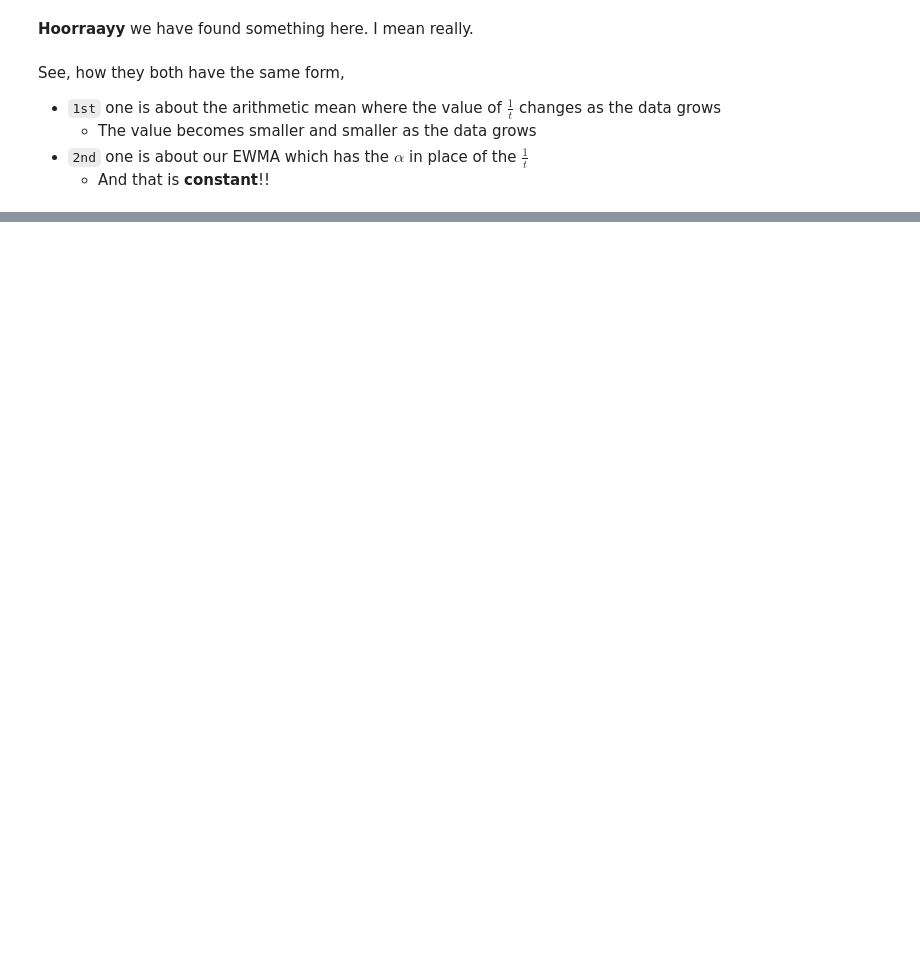
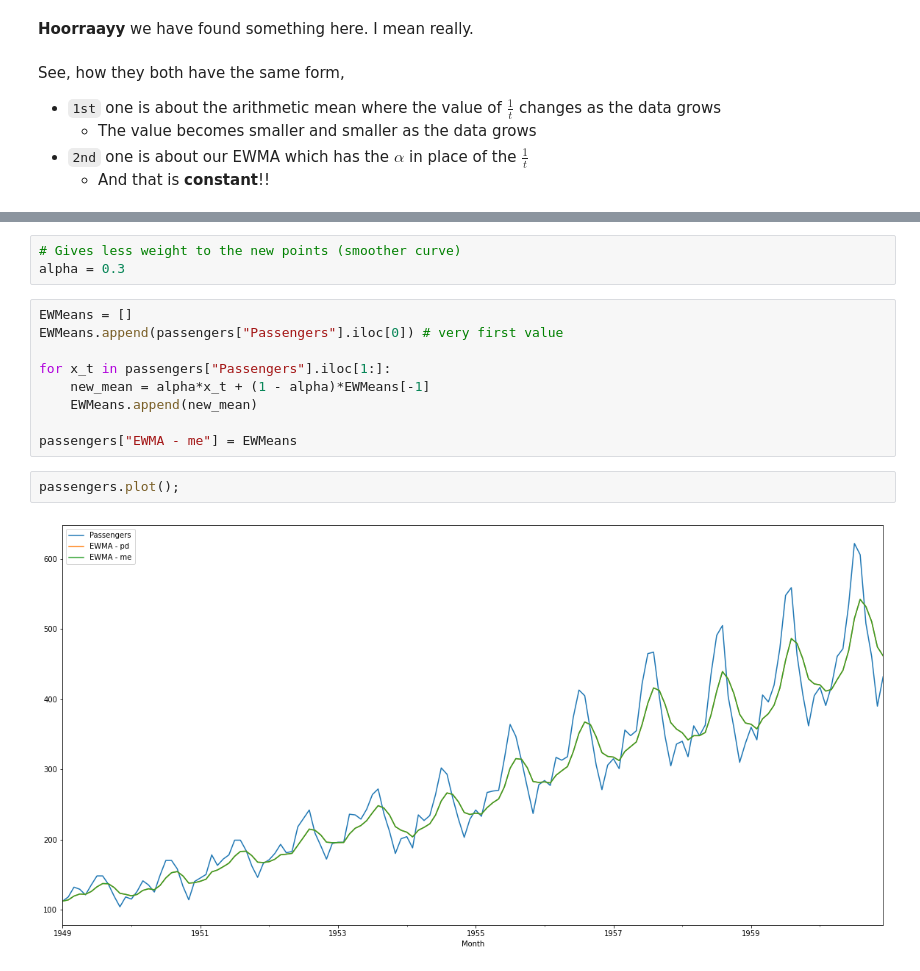
Before and after one commit to AayushSameerShah/TimeSeries-Forecasting, a Jupyter notebook: 2. Exponential Smoothing and ETS/3. EWMA.ipynb, the cells around one changed output, grey strips where cells are left out. Drawn from its saved outputs; the diff is of its cells as text; blank space fills up the shorter version.

```diff
--- a/2. Exponential Smoothing and ETS/3. EWMA.ipynb
+++ b/2. Exponential Smoothing and ETS/3. EWMA.ipynb
@@ -166,0 +258,16 @@ The claim looks ***flipped*** isn't it?
+# %%
+# Gives less weight to the new points (smoother curve)
+alpha = 0.3
+# %%
+EWMeans = []
+EWMeans.append(passengers["Passengers"].iloc[0]) # very first value
+
+for x_t in passengers["Passengers"].iloc[1:]:
+    new_mean = alpha*x_t + (1 - alpha)*EWMeans[-1]
+    EWMeans.append(new_mean)
+
+passengers["EWMA - me"] = EWMeans
+# %%
+passengers.plot();
+# %% [output]
+[figure, added]
```
Also changed, not shown: parts of 27 cells of this notebook.
